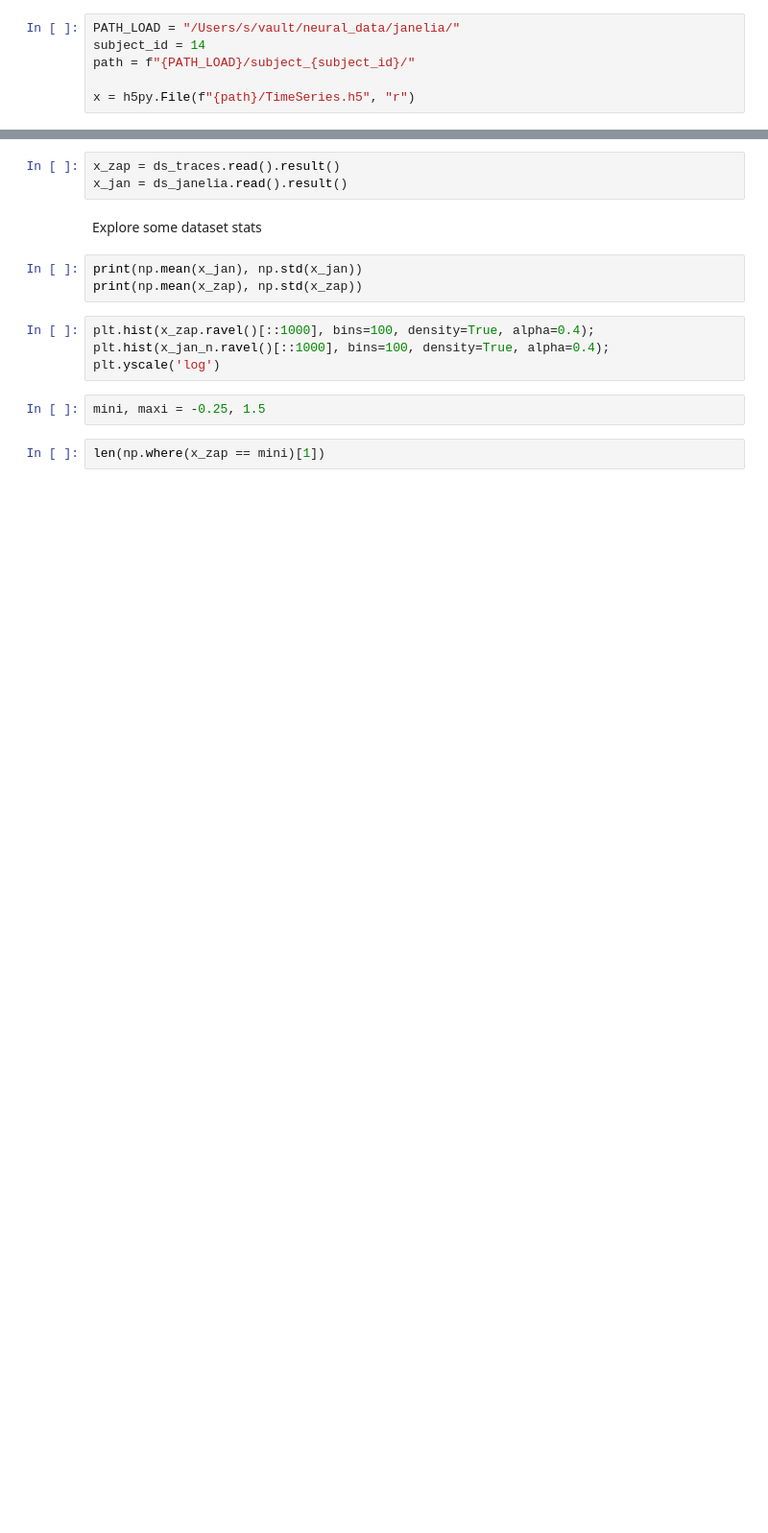
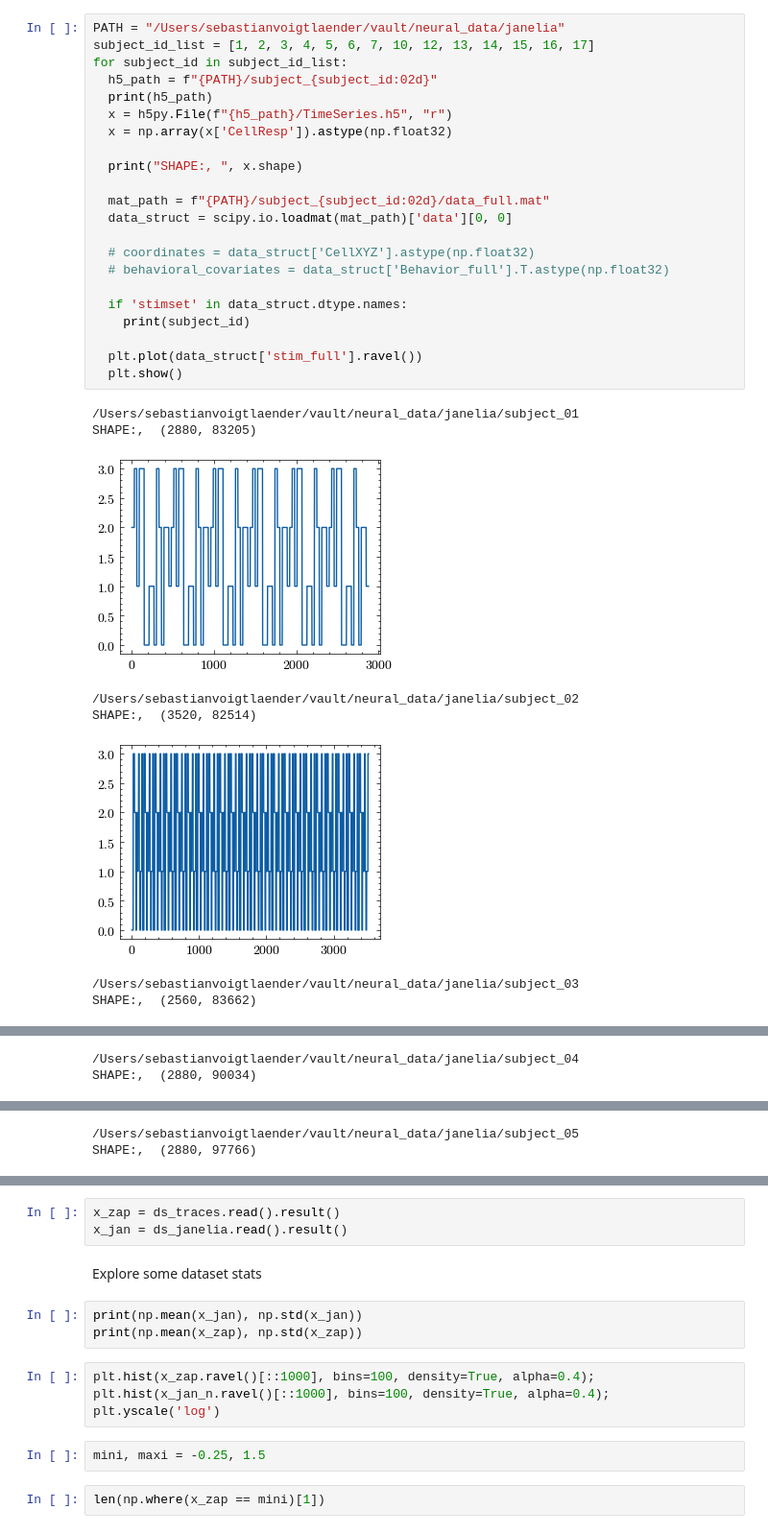
Before and after one commit to sebvoigtlaender/zapbench, a Jupyter notebook: nbs/1.2-explore-janelia.ipynb, the cells around one changed output, grey strips where cells are left out. Shown: that part at 96% size. Saved outputs shown, nothing was run; the diff lists cells and outputs as text; blank space fills up the shorter version.

Commit message:
janelia preprocessing nb

```diff
--- a/nbs/1.2-explore-janelia.ipynb
+++ b/nbs/1.2-explore-janelia.ipynb
@@ -7,9 +8,34 @@ import scienceplots
 import tensorstore as ts
 
 plt.style.use(['science', 'no-latex'])
-# %%
-PATH_LOAD = "/Users/s/vault/neural_data/janelia/"
-subject_id = 14
-path = f"{PATH_LOAD}/subject_{subject_id}/"
-
-x = h5py.File(f"{path}/TimeSeries.h5", "r")
+# %%
+PATH = "/Users/sebastianvoigtlaender/vault/neural_data/janelia"
+subject_id_list = [1, 2, 3, 4, 5, 6, 7, 10, 12, 13, 14, 15, 16, 17]
+for subject_id in subject_id_list:
+  h5_path = f"{PATH}/subject_{subject_id:02d}"
+  print(h5_path)
+  x = h5py.File(f"{h5_path}/TimeSeries.h5", "r")
+  x = np.array(x['CellResp']).astype(np.float32)
+
+  print("SHAPE:, ", x.shape)
+
+  mat_path = f"{PATH}/subject_{subject_id:02d}/data_full.mat"
+  data_struct = scipy.io.loadmat(mat_path)['data'][0, 0]
+
+  # coordinates = data_struct['CellXYZ'].astype(np.float32)
+  # behavioral_covariates = data_struct['Behavior_full'].T.astype(np.float32)
+
+  if 'stimset' in data_struct.dtype.names:
+    print(subject_id)
+
+  plt.plot(data_struct['stim_full'].ravel())
+  plt.show()
+# %% [output]
+/Users/sebastianvoigtlaender/vault/neural_data/janelia/subject_01
+SHAPE:,  (2880, 83205)
+[figure, added]
+/Users/sebastianvoigtlaender/vault/neural_data/janelia/subject_02
+SHAPE:,  (3520, 82514)
+[figure, added]
+/Users/sebastianvoigtlaender/vault/neural_data/janelia/subject_03
+SHAPE:,  (2560, 83662)
@@ -15,0 +43,2 @@ x = h5py.File(f"{path}/TimeSeries.h5", "r")
+/Users/sebastianvoigtlaender/vault/neural_data/janelia/subject_04
+SHAPE:,  (2880, 90034)
@@ -15,0 +46,2 @@ x = h5py.File(f"{path}/TimeSeries.h5", "r")
+/Users/sebastianvoigtlaender/vault/neural_data/janelia/subject_05
+SHAPE:,  (2880, 97766)
```
Also changed, not shown: parts of 6 cells of this notebook, 2 other files.
